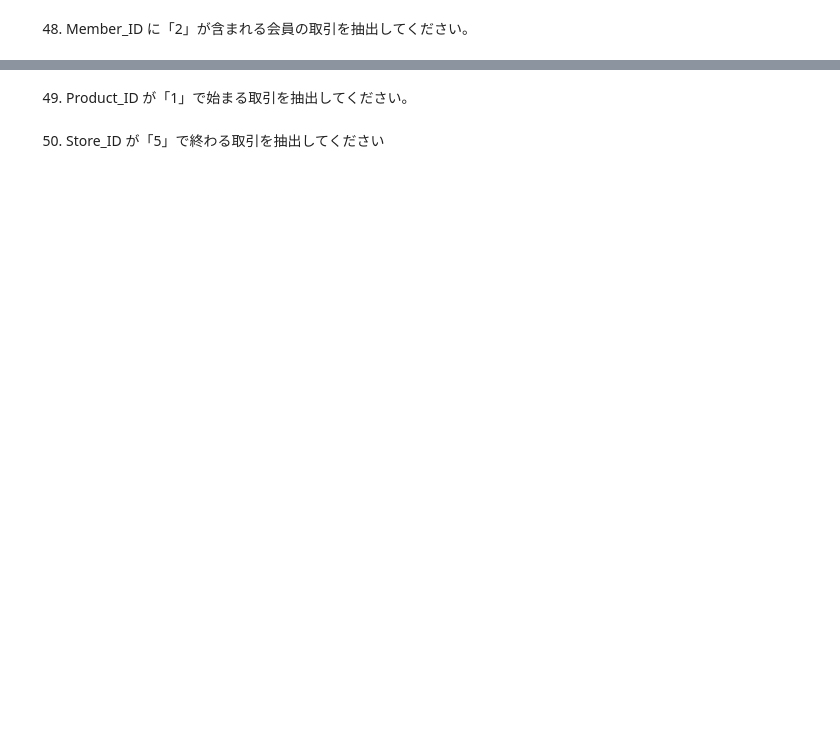
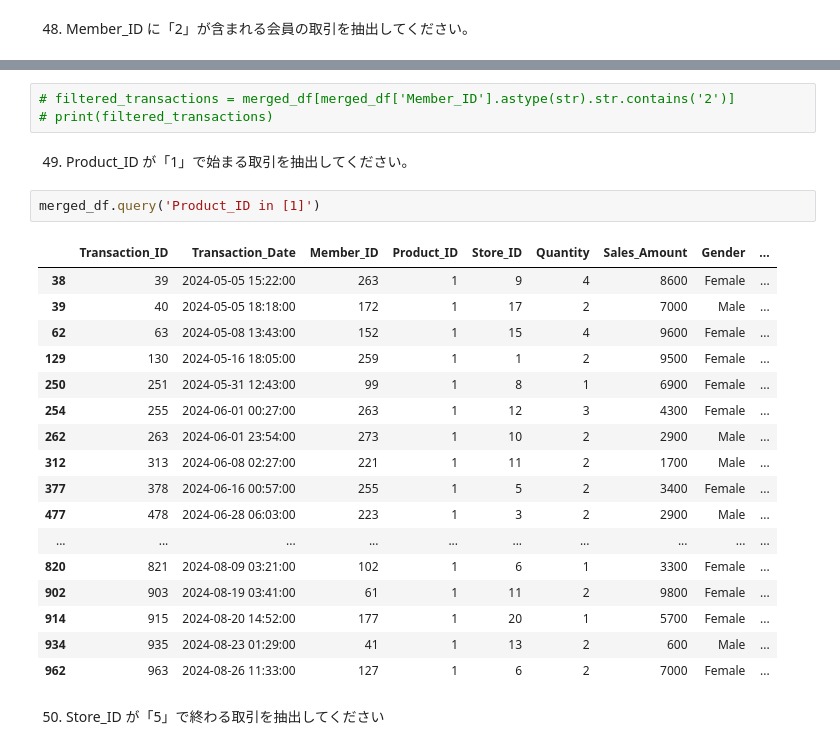
Before and after one commit to ken-hori-2/Kaggle_ws, a Jupyter notebook: 2025_Done/20250215_Done/Udemy_100本ノック_問題.ipynb, the cells around one changed output, grey strips where cells are left out. Cells and saved outputs as stored; diff of their text form; blank space fills up the shorter version.

```diff
--- a/2025_Done/20250215_Done/Udemy_100本ノック_問題.ipynb
+++ b/2025_Done/20250215_Done/Udemy_100本ノック_問題.ipynb
@@ -1531,4 +1666,27 @@ merged_df.groupby('Gender')['Quantity'].mean().reset_index()
+# %%
+# filtered_transactions = merged_df[merged_df['Member_ID'].astype(str).str.contains('2')]
+# print(filtered_transactions)
 # %% [markdown]
 49. Product_ID が「1」で始まる取引を抽出してください。
+# %%
+merged_df.query('Product_ID in [1]')
+# %% [output]
+|  | Transaction_ID | Transaction_Date | Member_ID | Product_ID | Store_ID | Quantity | Sales_Amount | Gender | ... |
+| 38 | 39 | 2024-05-05 15:22:00 | 263 | 1 | 9 | 4 | 8600 | Female | ... |
+| 39 | 40 | 2024-05-05 18:18:00 | 172 | 1 | 17 | 2 | 7000 | Male | ... |
+| 62 | 63 | 2024-05-08 13:43:00 | 152 | 1 | 15 | 4 | 9600 | Female | ... |
+| 129 | 130 | 2024-05-16 18:05:00 | 259 | 1 | 1 | 2 | 9500 | Female | ... |
+| 250 | 251 | 2024-05-31 12:43:00 | 99 | 1 | 8 | 1 | 6900 | Female | ... |
+| 254 | 255 | 2024-06-01 00:27:00 | 263 | 1 | 12 | 3 | 4300 | Female | ... |
+| 262 | 263 | 2024-06-01 23:54:00 | 273 | 1 | 10 | 2 | 2900 | Male | ... |
+| 312 | 313 | 2024-06-08 02:27:00 | 221 | 1 | 11 | 2 | 1700 | Male | ... |
+| 377 | 378 | 2024-06-16 00:57:00 | 255 | 1 | 5 | 2 | 3400 | Female | ... |
+| 477 | 478 | 2024-06-28 06:03:00 | 223 | 1 | 3 | 2 | 2900 | Male | ... |
+| ... | ... | ... | ... | ... | ... | ... | ... | ... | ... |
+| 820 | 821 | 2024-08-09 03:21:00 | 102 | 1 | 6 | 1 | 3300 | Female | ... |
+| 902 | 903 | 2024-08-19 03:41:00 | 61 | 1 | 11 | 2 | 9800 | Female | ... |
+| 914 | 915 | 2024-08-20 14:52:00 | 177 | 1 | 20 | 1 | 5700 | Female | ... |
+| 934 | 935 | 2024-08-23 01:29:00 | 41 | 1 | 13 | 2 | 600 | Male | ... |
+| 962 | 963 | 2024-08-26 11:33:00 | 127 | 1 | 6 | 2 | 7000 | Female | ... |
 # %% [markdown]
 50. Store_ID が「5」で終わる取引を抽出してください
```
Also changed, not shown: parts of 29 cells of this notebook.
